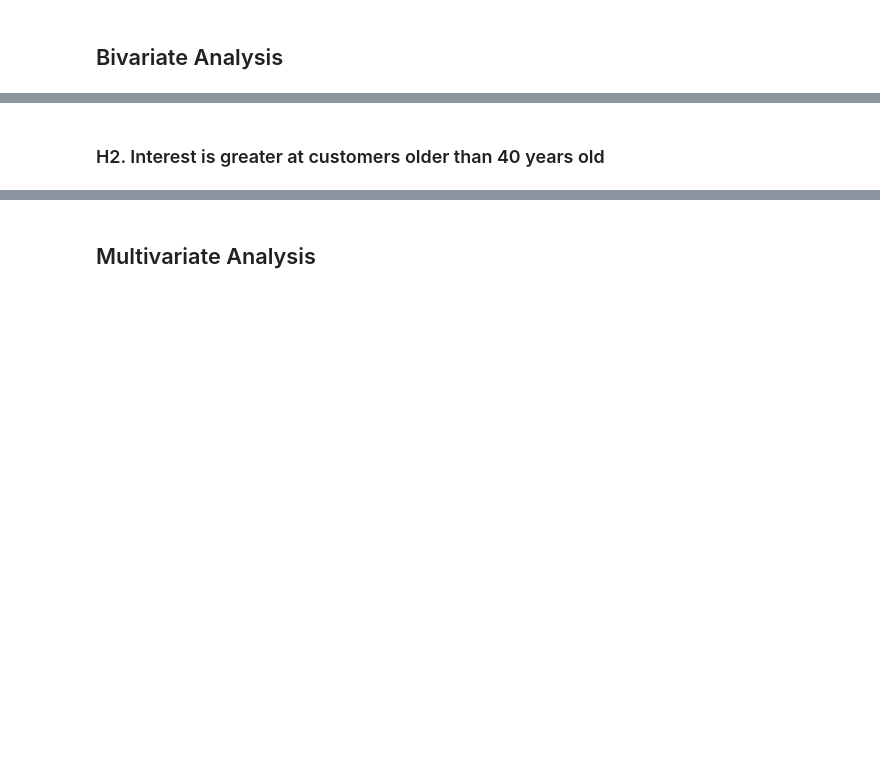
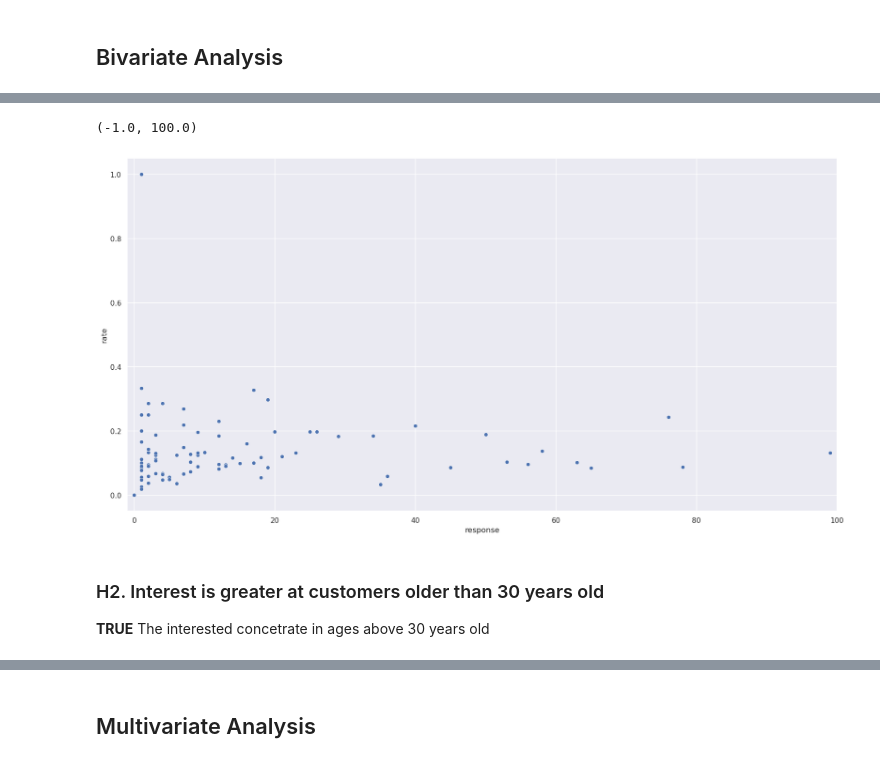
Before and after one commit to danieltodaDS/Health-Insurance-Cross-Sell, a Jupyter notebook: notebooks/1.0_dhrt_health_insurance_cross_sell.ipynb, the cells around one changed output, grey strips where cells are left out. Cells and saved outputs as stored; diff of their text form; code cells hidden in the pictures; blank space fills up the shorter version.

```diff
--- a/notebooks/1.0_dhrt_health_insurance_cross_sell.ipynb
+++ b/notebooks/1.0_dhrt_health_insurance_cross_sell.ipynb
@@ -877,2 +744,16 @@ Pela tabela acima, é quase certo que se a pessoa tenha um seguro de carro nao q
+# %%
+# policy_channel_rates
+aux = pd.DataFrame(df4.groupby('policy_sales_channel')['response'].count().reset_index())
+aux = aux.rename(columns={'response':'total'})
+# sales_channel = pd.merge(sales_channel,aux,on=['policy_sales_channel','policy_sales_channel'])
+sales_channel['rate'] = sales_channel['response']/sales_channel['total']
+
+fig, ax = plt.subplots()
+sns.scatterplot(data = sales_channel[['response','rate']], x='response', y='rate', ax=ax)
+ax.set_xlim(-1, 100)
+# %% [output]
+(-1.0, 100.0)
+[figure, added]
 # %% [markdown]
-### H2. Interest is greater at customers older than 40 years old
+### H2. Interest is greater at customers older than 30 years old
+**TRUE** The interested concetrate in ages above 30 years old
```
Also changed, not shown: parts of 105 cells of this notebook.
